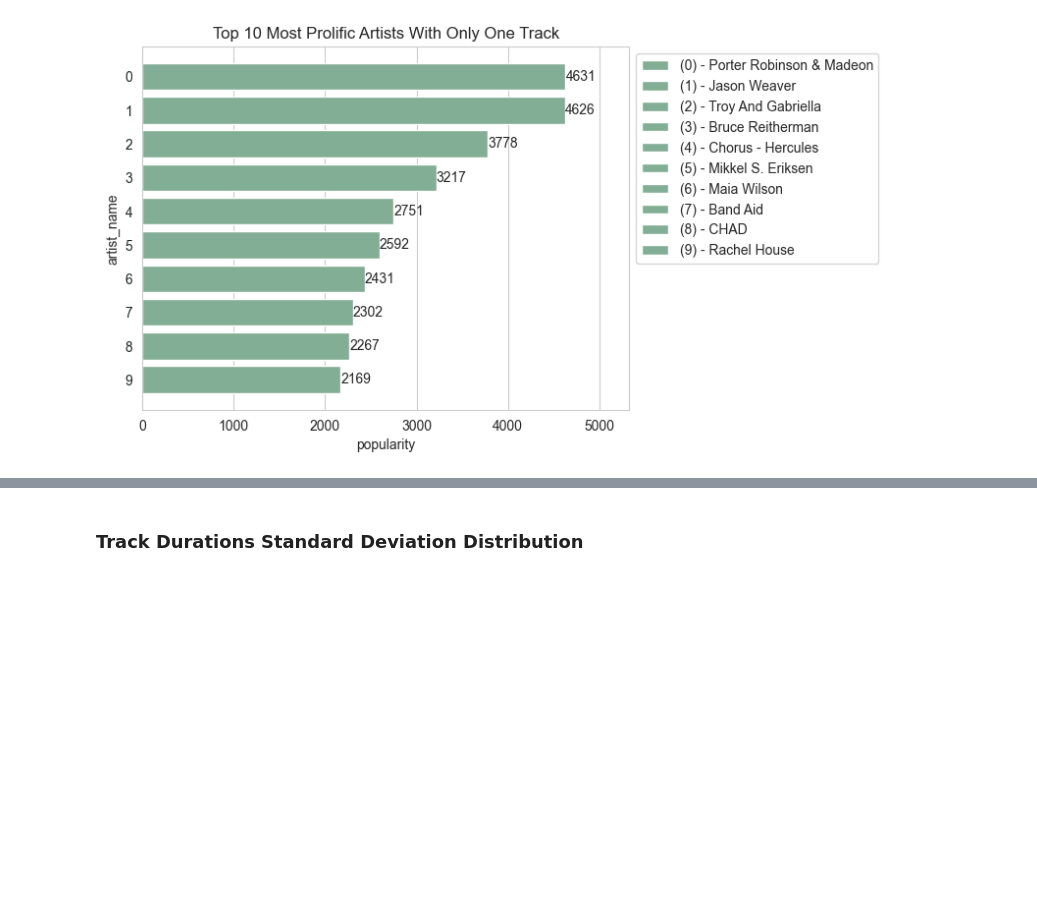
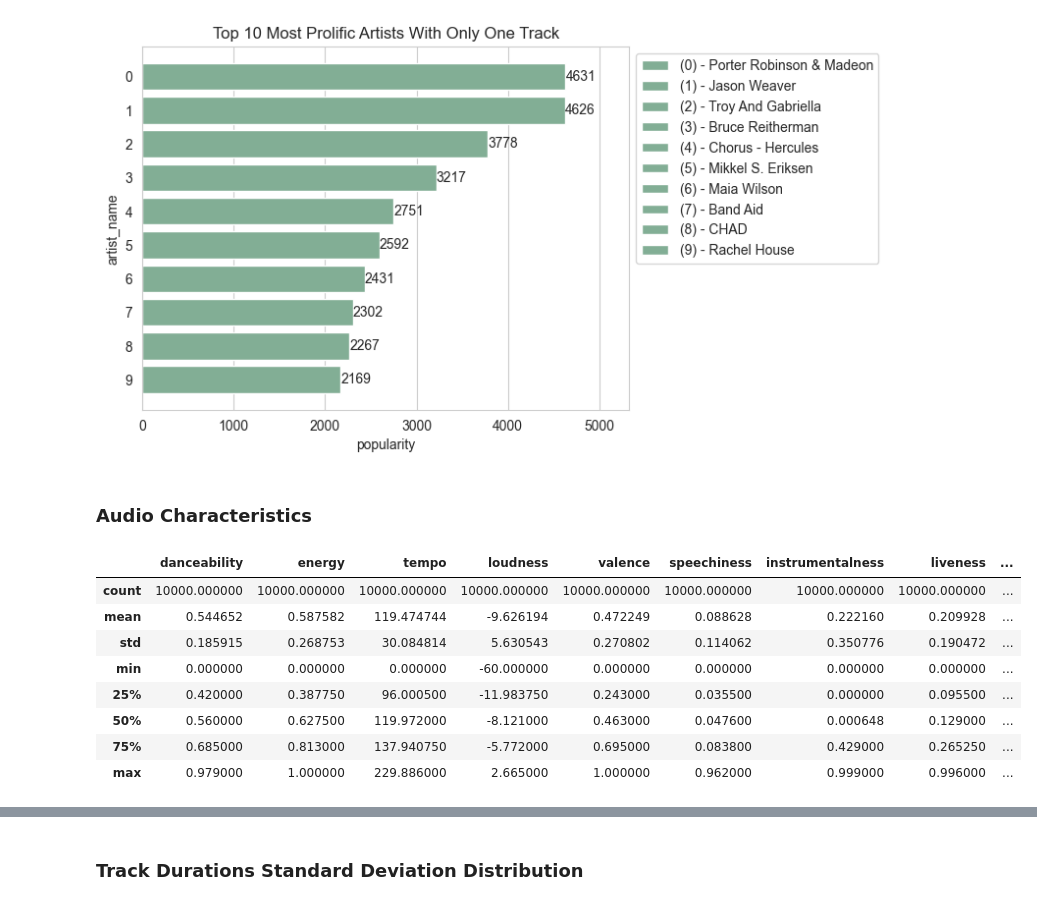
Before and after one commit to ersimpson/ece143final, a Jupyter notebook: src/EDA.ipynb, the cells around one changed output, grey strips where cells are left out. Saved outputs shown, nothing was run; the diff lists cells and outputs as text; code cells hidden in the pictures; blank space fills up the shorter version.

```diff
--- a/src/EDA.ipynb
+++ b/src/EDA.ipynb
@@ -8,6 +8,8 @@ from analysis import (
     get_most_prolific_artists,
     get_largest_albums,
     get_most_popular_one_hit_wonder,
+    get_popular_artist_cnt,
+    get_tracks_audio_features
 )
 
 from collaborative_stats import *
@@ -19,4 +21,8 @@ from tqdm import tqdm
 import numpy as np
 import ast
 import wordcloud
+import seaborn as sns
+
+client_id = "b1f06ec1ff1e4897854995cc439795da"
+client_secret = "e52480557d1d4838a83f9a6b1af16f30"
 # %%
@@ -89,3 +95,5 @@ Plotting top 10 most prolific artists...
 The palette list has fewer values (1) than needed (10) and will cycle, which may produce an uninterpretable plot.
   ax = sns.barplot(df, x=x, y=y, errorbar=None, hue=col_labels, palette=["#7BB594"], orient=orient)
 [figure]
+# %% [markdown]
+### Audio Characteristics
@@ -91,0 +102,14 @@ The palette list has fewer values (1) than needed (10) and will cycle, which may
+# %%
+sample_tracks_df = tracks_df.sample(10_000)
+sample_audio_df = get_tracks_audio_features(sample_tracks_df, client_id, client_secret)
+sample_audio_df.describe()
+# %% [output]
+|  | danceability | energy | tempo | loudness | valence | speechiness | instrumentalness | liveness | ... |
+| count | 10000.000000 | 10000.000000 | 10000.000000 | 10000.000000 | 10000.000000 | 10000.000000 | 10000.000000 | 10000.000000 | ... |
+| mean | 0.544652 | 0.587582 | 119.474744 | -9.626194 | 0.472249 | 0.088628 | 0.222160 | 0.209928 | ... |
+| std | 0.185915 | 0.268753 | 30.084814 | 5.630543 | 0.270802 | 0.114062 | 0.350776 | 0.190472 | ... |
+| min | 0.000000 | 0.000000 | 0.000000 | -60.000000 | 0.000000 | 0.000000 | 0.000000 | 0.000000 | ... |
+| 25% | 0.420000 | 0.387750 | 96.000500 | -11.983750 | 0.243000 | 0.035500 | 0.000000 | 0.095500 | ... |
+| 50% | 0.560000 | 0.627500 | 119.972000 | -8.121000 | 0.463000 | 0.047600 | 0.000648 | 0.129000 | ... |
+| 75% | 0.685000 | 0.813000 | 137.940750 | -5.772000 | 0.695000 | 0.083800 | 0.429000 | 0.265250 | ... |
+| max | 0.979000 | 1.000000 | 229.886000 | 2.665000 | 1.000000 | 0.962000 | 0.999000 | 0.996000 | ... |
```
Also changed, not shown: parts of 18 cells of this notebook.
